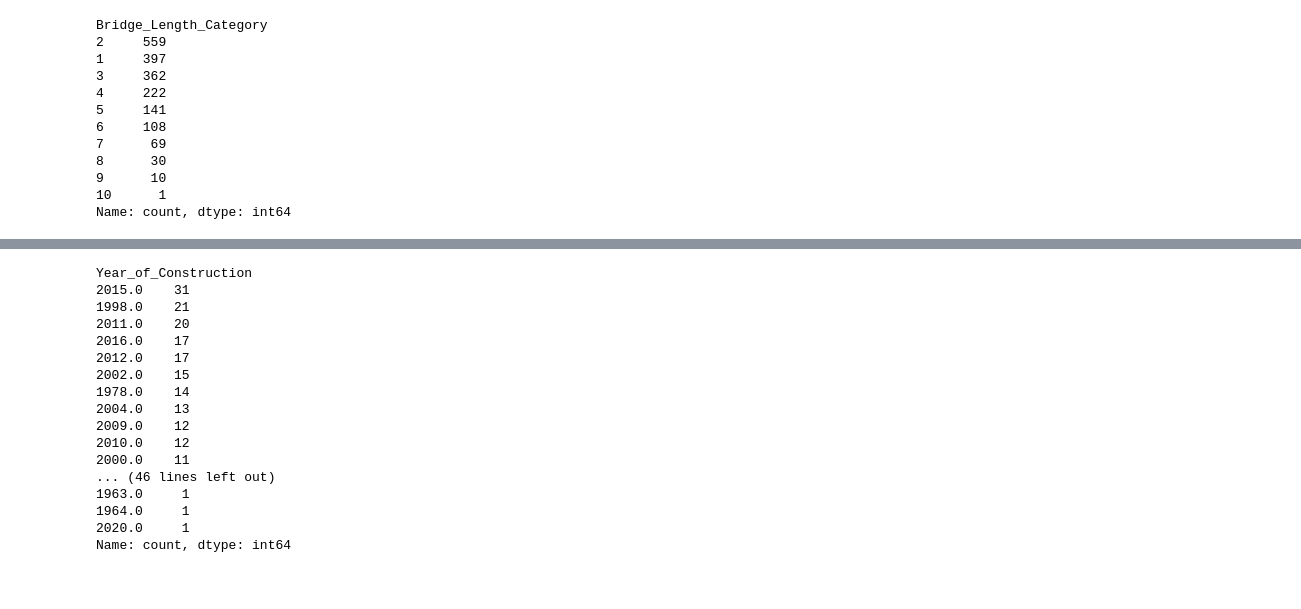
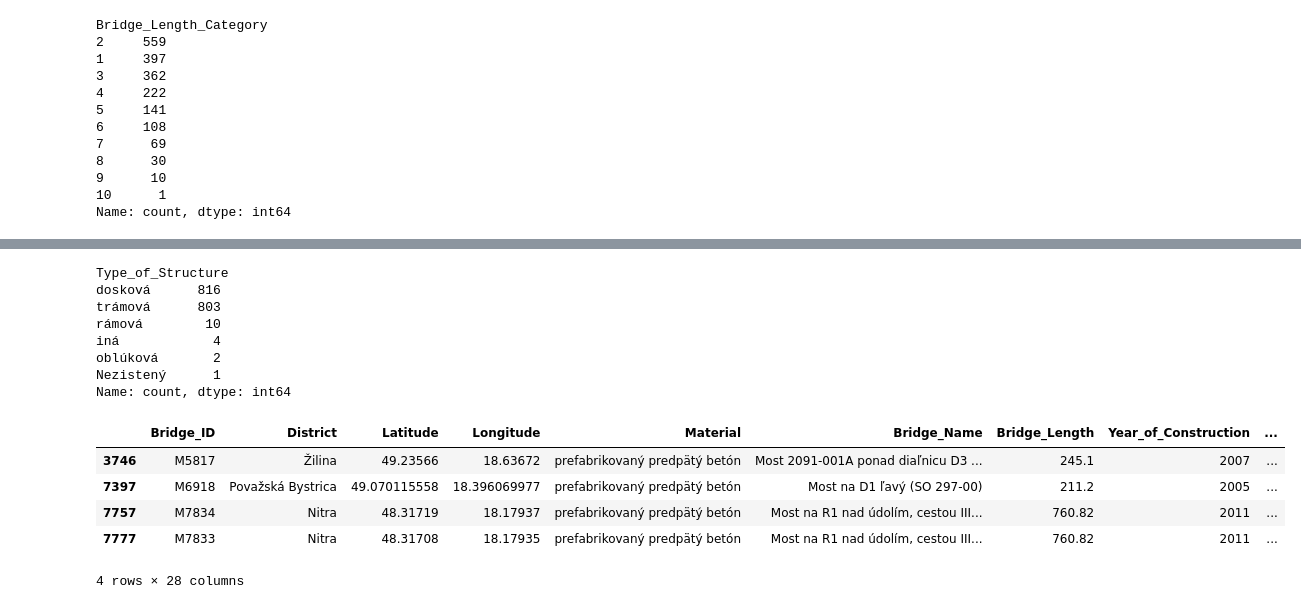
Before and after one commit to Medvedku/Bridges, a Jupyter notebook: SSC/project_aim.ipynb, the cells around one changed output, grey strips where cells are left out. Saved outputs shown, nothing was run; the diff lists cells and outputs as text; code cells hidden in the pictures.

```diff
--- a/SSC/project_aim.ipynb
+++ b/SSC/project_aim.ipynb
@@ -763,23 +1005,14 @@ Name: count, dtype: int64
 # %%
-castinplace_prestressed = classified_bridges[classified_bridges["Material"] == "monolitický predpätý betón"]
+cip_ps_RC_df = classified_bridges[
+    (classified_bridges["Material"] == "prefabrikovaný predpätý betón") ]
 
-year_of_construction = castinplace_prestressed["Year_of_Construction"]
-year_of_construction.value_counts()
+cip_ps_RC_df["Type_of_Structure"].value_counts()
 # %% [output]
-Year_of_Construction
-2015.0    31
-1998.0    21
-2011.0    20
-2016.0    17
-2012.0    17
-2002.0    15
-1978.0    14
-2004.0    13
-2009.0    12
-2010.0    12
-2000.0    11
-... (46 lines left out)
-1963.0     1
-1964.0     1
-2020.0     1
+Type_of_Structure
+dosková      816
+trámová      803
+rámová        10
+iná            4
+oblúková       2
+Nezistený      1
 Name: count, dtype: int64
@@ -800,0 +1019,15 @@ fig.show()
+# %%
+new_df = cip_ps_RC_df[
+    (cip_ps_RC_df["Type_of_Structure"] == "iná") |
+    (cip_ps_RC_df["Type_of_Structure"] == "iná") |
+    (cip_ps_RC_df["Type_of_Structure"] == "iná")
+    ]
+
+new_df
+# %% [output]
+|  | Bridge_ID | District | Latitude | Longitude | Material | Bridge_Name | Bridge_Length | Year_of_Construction | ... |
+| 3746 | M5817 | Žilina | 49.23566 | 18.63672 | prefabrikovaný predpätý betón | Most 2091-001A ponad diaľnicu D3 ... | 245.1 | 2007 | ... |
+| 7397 | M6918 | Považská Bystrica | 49.070115558 | 18.396069977 | prefabrikovaný predpätý betón | Most na D1 ľavý (SO 297-00) | 211.2 | 2005 | ... |
+| 7757 | M7834 | Nitra | 48.31719 | 18.17937 | prefabrikovaný predpätý betón | Most na R1 nad údolím, cestou III... | 760.82 | 2011 | ... |
+| 7777 | M7833 | Nitra | 48.31708 | 18.17935 | prefabrikovaný predpätý betón | Most na R1 nad údolím, cestou III... | 760.82 | 2011 | ... |
+4 rows × 28 columns
```
Also changed, not shown: parts of 8 cells of this notebook.
